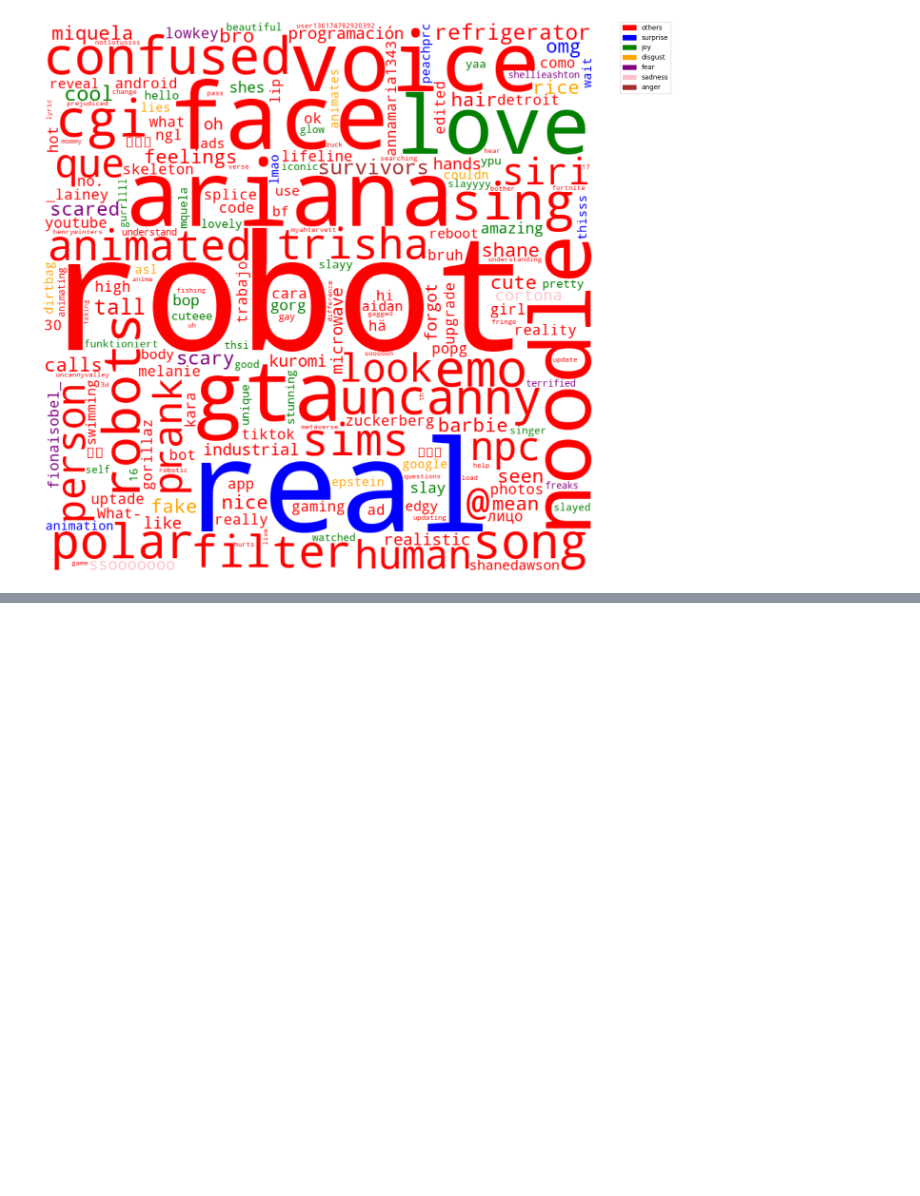
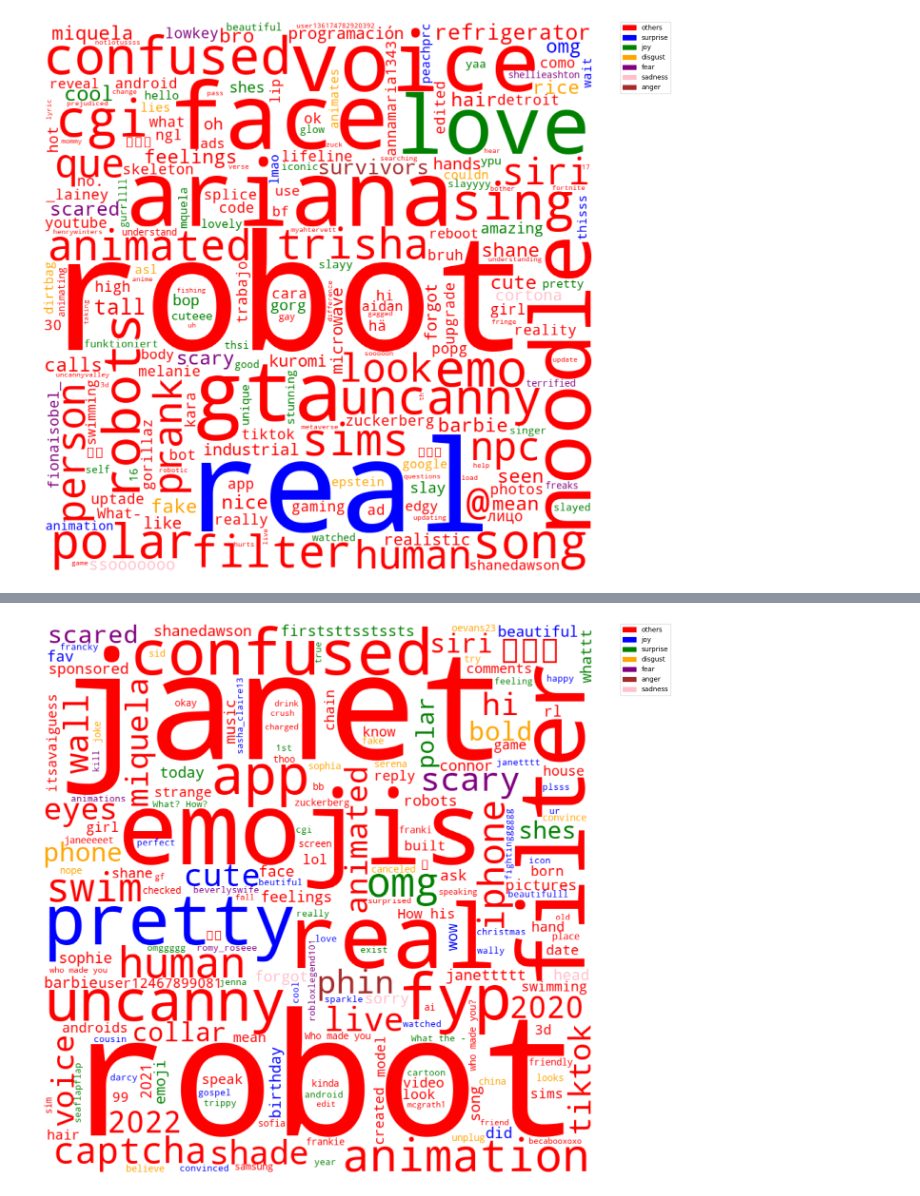
Before and after one commit to wuxyel123/MiquelaSocialNetworkAnalysis, a Jupyter notebook: Scraping/DataScraper.ipynb, the cells around one changed output, grey strips where cells are left out. Drawn from its saved outputs; the diff is of its cells as text; code cells hidden in the pictures; blank space fills up the shorter version.

Commit message:
Added wordcloud generation for present

```diff
--- a/Scraping/DataScraper.ipynb
+++ b/Scraping/DataScraper.ipynb
@@ -441,3 +438,89 @@ plt.show()
 # %% [output]
 <Figure size 1500x1500 with 0 Axes>
 [figure]
+# %%
+import matplotlib.pyplot as plt
+import matplotlib.patches as mpatches
+from wordcloud import WordCloud
+import pandas as pd
+import networkx as nx
+
+#Load gephi files
+present_nodes = pd.read_csv('sentiment_analysis/gephi/lilmiquela_present_emotion_nodes.csv')
+present_edges = pd.read_csv('sentiment_analysis/gephi/lilmiquela_present_emotion_edges.csv')
+
+#Generate a graph for present comments
+present_graph = nx.Graph()
+#Add nodes
+for index, row in present_nodes.iterrows():
+    present_graph.add_node(row['Id'], label=row['Label'])
+#Add edges
+for index, row in present_edges.iterrows():
+    present_graph.add_edge(row['Source'], row['Target'], label=row['Label'], weight=row['Weight'])
+#Get pagerank for each node
+present_pagerank = nx.pagerank(present_graph)
+#Apply community detection
+present_communities = nx.algorithms.community.modularity_max.greedy_modularity_communities(present_graph)
+
+##Define a color for each community
+present_community_color = {}
+#Color map
+colors = ['red', 'blue', 'green', 'orange', 'purple', 'pink', 'brown', 'grey', 'black']
+#Define a color for each node based on the community it belongs to and use the node label as key
+for i, community in enumerate(present_communities):
+    for node in community:
+        #Get the node label corresponding to the node id
+        node_label = present_graph.nodes[node]['label']
+        #Assign a color to the node
+        present_community_color[node_label] = colors[i]
+
+#Get first 8 nodes from present_nodes
+present_emotions = present_nodes.head(7)['Id'].tolist()
+
+#Define a legend for the colors, the key is the label of the largest node in the community and the value is the color
+present_legend = {}
+for id in present_emotions:
+    #Get the node label corresponding to the node id
+    node_label = present_graph.nodes[id]['label']
+    #Get the color corresponding to the node label
+    node_color = present_community_color[node_label]
+    #Add the node label and color to the legend
+    present_legend[node_label] = node_color
+    #Remove the node from graph
+    present_graph.remove_node(id)
+
+#Generate an image of the legend
+#Create a figure
+fig = plt.figure(figsize=(15, 15))
+#Create a legend
+patches = []
+for label, color in present_legend.items():
+    patches.append(mpatches.Patch(color=color, label=label))
+
+#Create a word cloud for present comments according to pagerank
+#Generate dictionary of words and their pagerank
+present_wordcloud_dict = {}
+for node in present_graph.nodes:
+    #Get the node label corresponding to the node id
+    node_label = present_graph.nodes[node]['label']
+    #Get the node pagerank
+    node_pagerank = present_pagerank[node]
+    #Add the node label and pagerank to the dictionary
+    present_wordcloud_dict[node_label] = node_pagerank
+#Generate the word cloud
+present_wordcloud = WordCloud(width = 800, height = 800,
+                background_color ='white',
+                min_font_size = 10).generate_from_frequencies(present_wordcloud_dict)
+#Recolor the word cloud according to the community each word belongs to
+#Define a function to recolor the word cloud
+def recolor(word, font_size, position, orientation, random_state=None, **kwargs):
+    return present_community_color[word]
+#Recolor the word cloud
+present_wordcloud.recolor(color_func=recolor)
+# plot the WordCloud image
+plt.figure(figsize=(15, 15), facecolor=None)
+plt.legend(handles=patches, bbox_to_anchor=(1.05, 1), loc='upper left', borderaxespad=0.)
+plt.imshow(present_wordcloud)
+plt.axis("off")
+plt.show()
+# %% [output]
@@ -443,0 +528 @@ plt.show()
+[figure, added]
```
Also changed, not shown: parts of 2 cells of this notebook.
